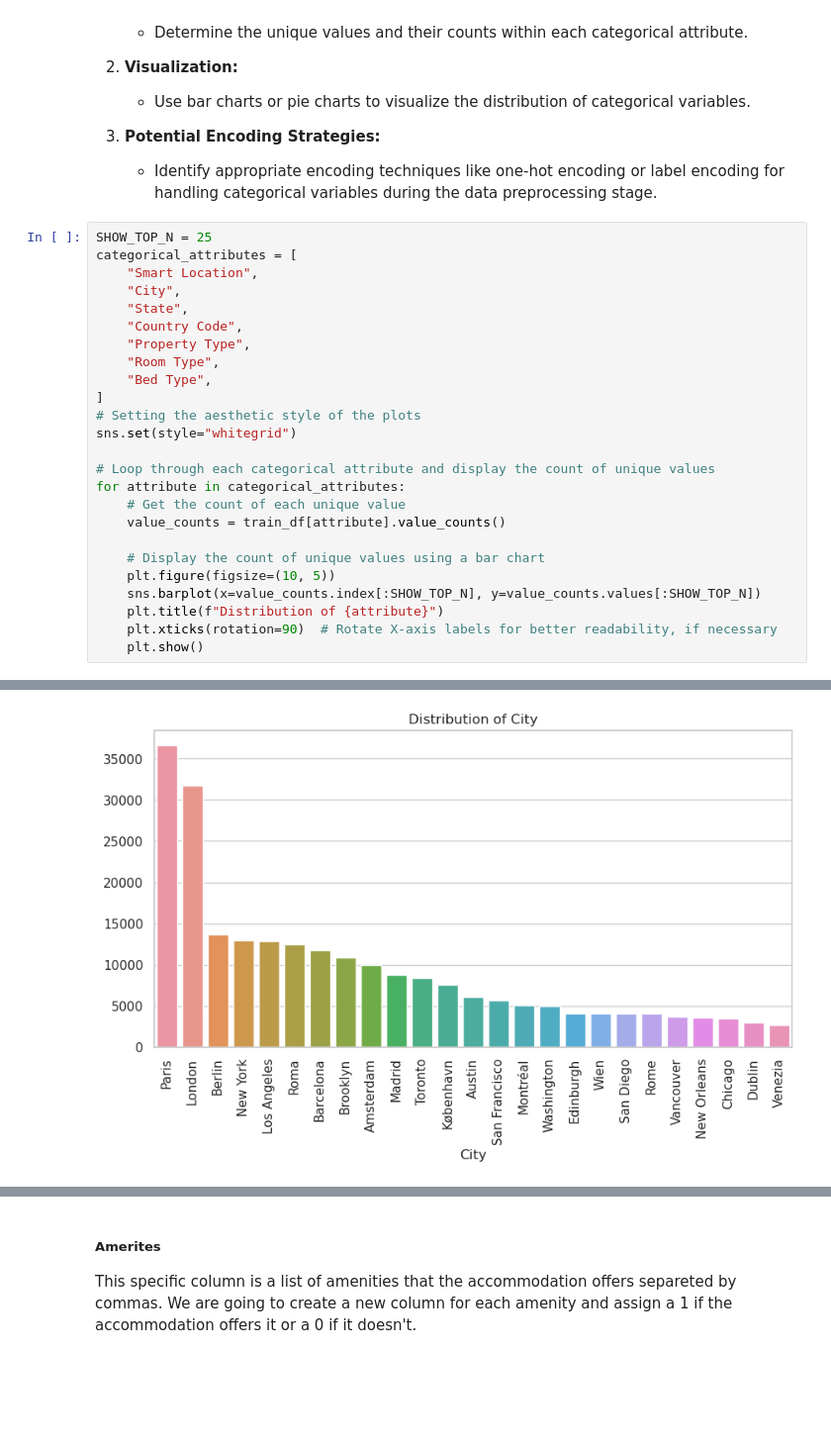
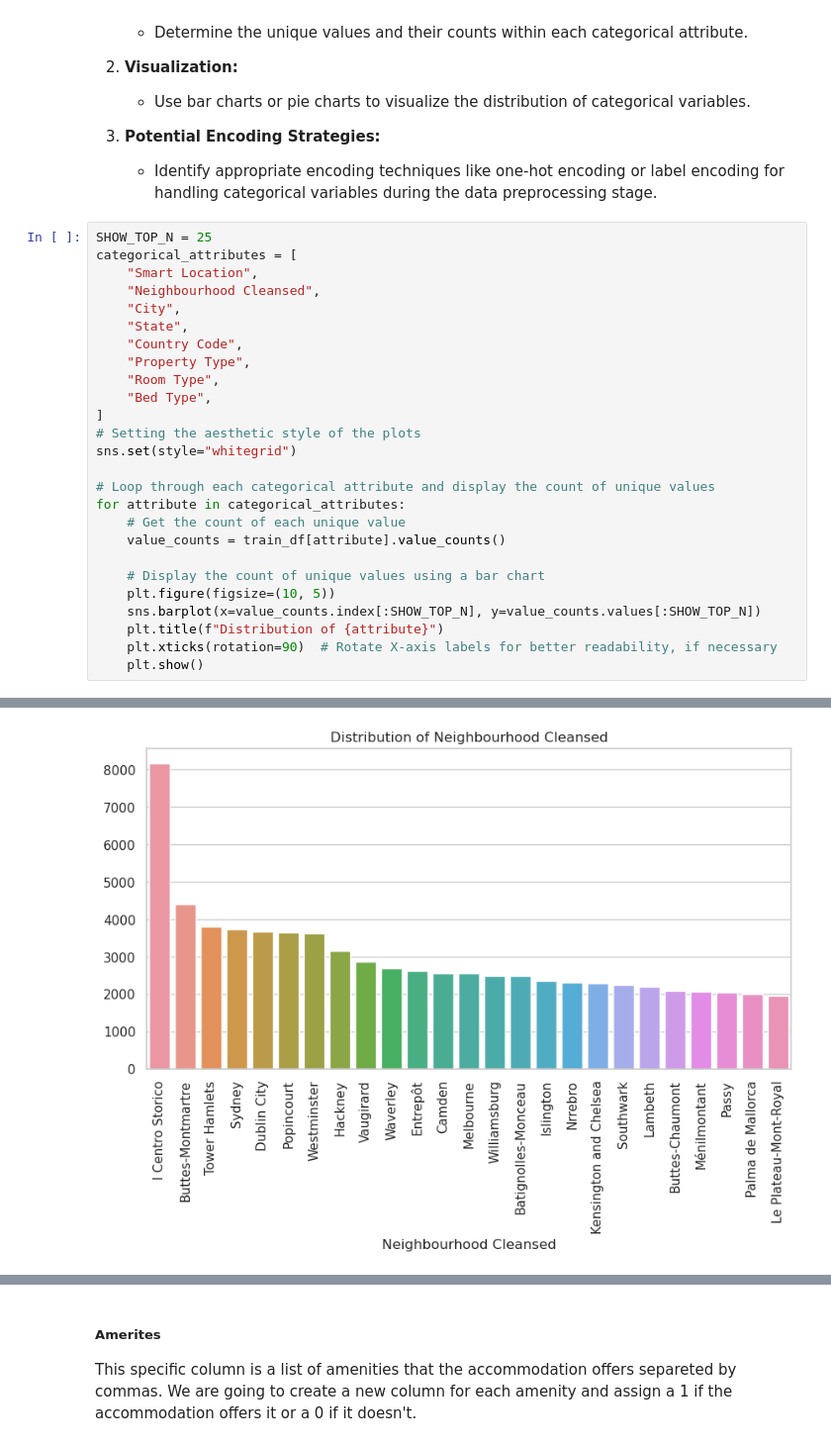
Before and after one commit to BRJoaquin/airbnb-dl, a Jupyter notebook: airbnb.ipynb, the cells around one changed output, grey strips where cells are left out. Shown at 99% size. Cells and saved outputs as stored; diff of their text form; blank space fills up the shorter version.

```diff
--- a/airbnb.ipynb
+++ b/airbnb.ipynb
@@ -366,28 +374,29 @@ Key Steps:
 # %%
 SHOW_TOP_N = 25
 categorical_attributes = [
     "Smart Location",
+    "Neighbourhood Cleansed",
     "City",
     "State",
     "Country Code",
     "Property Type",
     "Room Type",
     "Bed Type",
 ]
 # Setting the aesthetic style of the plots
 sns.set(style="whitegrid")
 
 # Loop through each categorical attribute and display the count of unique values
 for attribute in categorical_attributes:
     # Get the count of each unique value
     value_counts = train_df[attribute].value_counts()
 
     # Display the count of unique values using a bar chart
     plt.figure(figsize=(10, 5))
     sns.barplot(x=value_counts.index[:SHOW_TOP_N], y=value_counts.values[:SHOW_TOP_N])
     plt.title(f"Distribution of {attribute}")
     plt.xticks(rotation=90)  # Rotate X-axis labels for better readability, if necessary
     plt.show()
 # %% [output]
 [figure]
-[figure, old version]
+[figure, new version]
```
Also changed, not shown: parts of 16 cells of this notebook, 4 other files.
